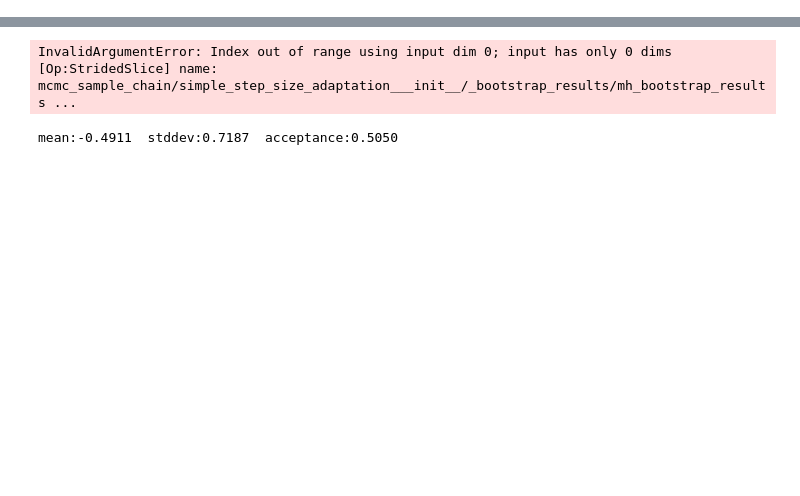
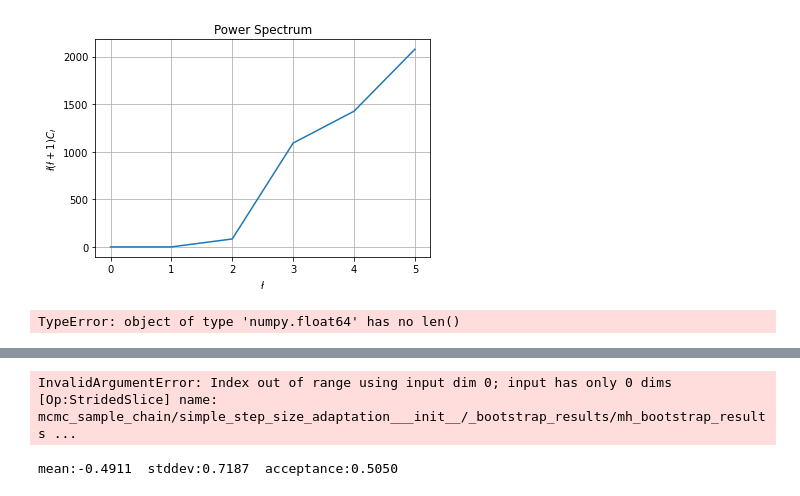
Before and after one commit to Oscar-Hickman/Cosmology-from-the-CMB-with-advanced-sampling-techniques, a Jupyter notebook: Main.ipynb, the cells around one changed output, grey strips where cells are left out. Saved outputs shown, nothing was run; the diff lists cells and outputs as text; code cells hidden in the pictures; blank space fills up the shorter version.

```diff
--- a/Main.ipynb
+++ b/Main.ipynb
@@ -267,3 +255,36 @@ plotpwrspctrm(CLestimate3) #plots the estimated power spectrum.
+# %%
+parameters4 = [67.74, 0.0486, 0.2589, 0.06, 0.0, 0.066] #cosmological parameters.
+lmax4 = 6  #lmax value wanted from data
+NSIDE4 = int(lmax3/3)  #len(cls1)/3   #3*nside = len(cls)
+n4 = np.linspace(5,5,(12*(NSIDE4)**2))
+Ninv4 = []
+for i in range(len(n4)):
+    Ninv4.append(1/(n4[i]**2)) #finds the inverse noise matrix
+
+cls4 = call_CAMB_map(parameters4, lmax4) #power spectrum for the given parameters and lmax.
+# %%
+#boris' steps
+
+
+map4 = hpcltomap(cls4, NSIDE4)  #generates a map from the power spectrum
+map4 = hpmapsmooth(map4, lmax4) #applies a gaussian beam smoother to the map
+noisemap4 = noisemap(map4,n4[0]) #adds noise to the map
+
+noisealm4 = maptoalm(noisemap4[0]) #recover cls from map
+noisecl4 = almtocl(noisealm4, lmax4)
+plotpwrspctrm(noisecl4) #plots the estimated power spectrum.
+# %% [output]
+[figure, added]
+# %%
+#minimise psi
+def __psi(_cl):
+    _map = hpcltomap(_cl,NSIDE4)
+    return psi(_map, lmax4, Ninv4)
+
+x0 = noisecl4
+sp.optimize.minimize(__psi, x0, method = 'Nelder-Mead')
+# %% [output]
+TypeError: object of type 'numpy.float64' has no len()
 # %%
 psi1 = psi(noisemap1, lmax1, Ninv1)
 psi2 = psi(noisemap2, lmax2, Ninv2)
```
Also changed, not shown: parts of 9 cells of this notebook.
